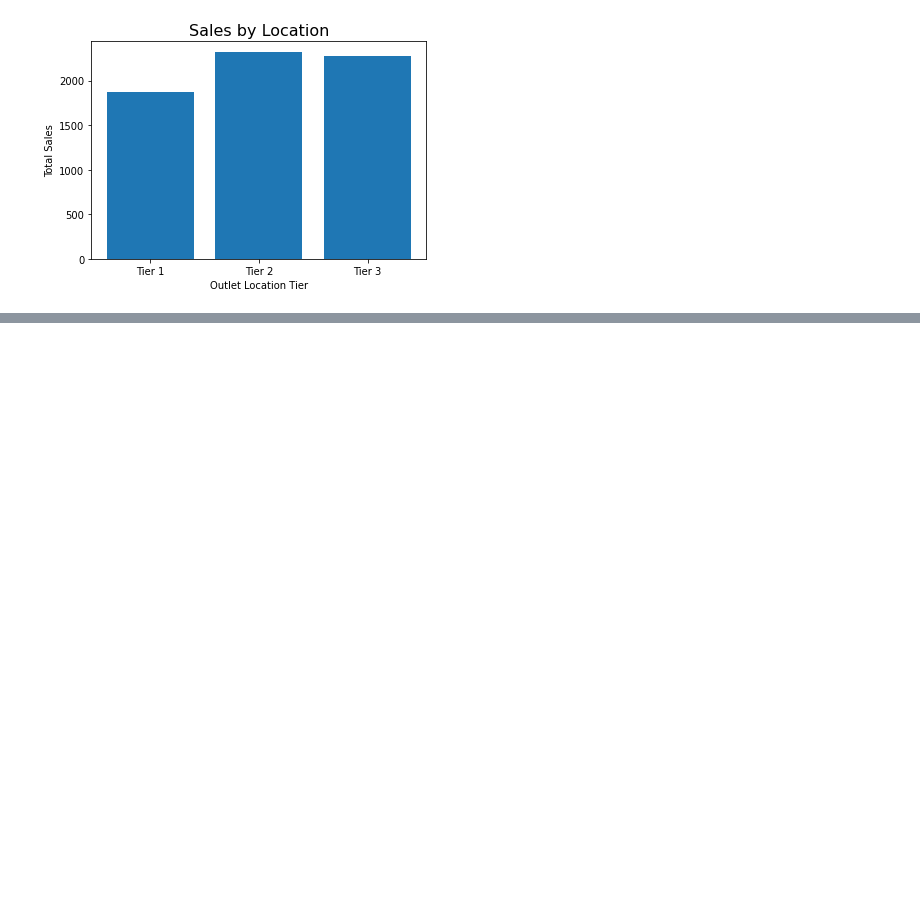
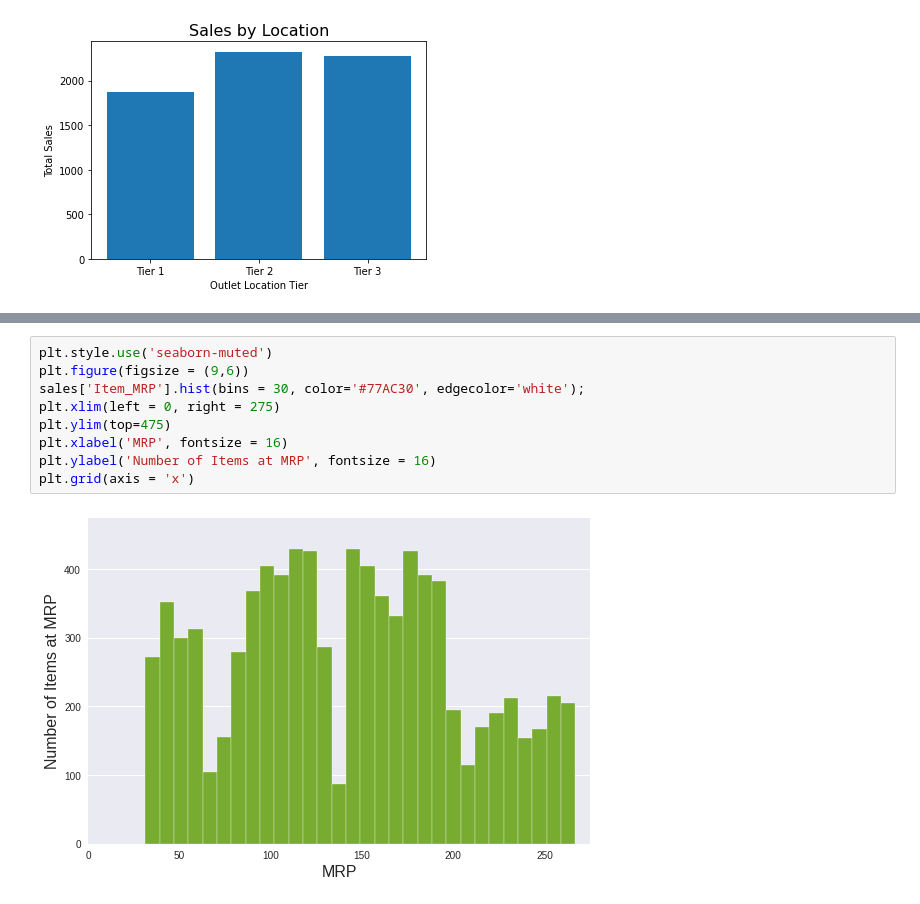
Before and after one commit to janaeam/food-sales-predictions, a Jupyter notebook: Data_Cleaning.ipynb, the cells around one changed output, grey strips where cells are left out. Drawn from its saved outputs; the diff is of its cells as text; blank space fills up the shorter version.

```diff
--- a/Data_Cleaning.ipynb
+++ b/Data_Cleaning.ipynb
@@ -841,0 +865,11 @@ plt.ylabel('Total Sales');
+# %%
+plt.style.use('seaborn-muted')
+plt.figure(figsize = (9,6))
+sales['Item_MRP'].hist(bins = 30, color='#77AC30', edgecolor='white');
+plt.xlim(left = 0, right = 275)
+plt.ylim(top=475)
+plt.xlabel('MRP', fontsize = 16)
+plt.ylabel('Number of Items at MRP', fontsize = 16)
+plt.grid(axis = 'x')
+# %% [output]
+[figure, added]
```
Also changed, not shown: parts of 14 cells of this notebook.
